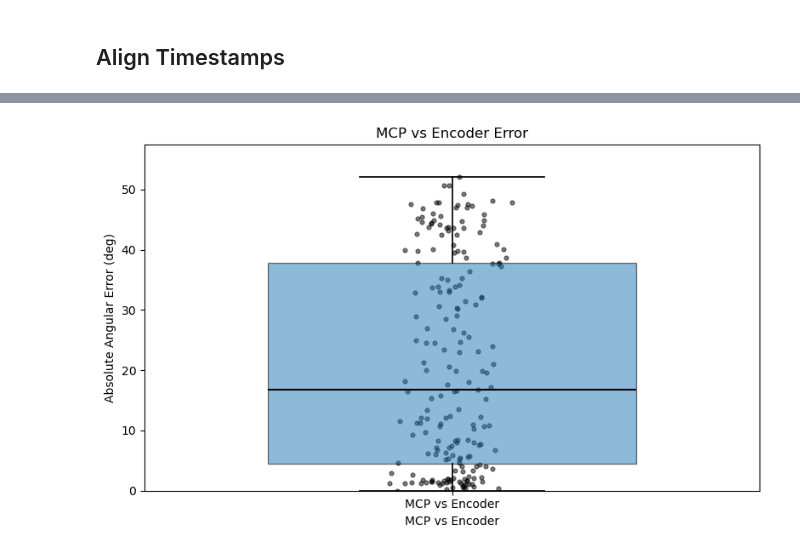
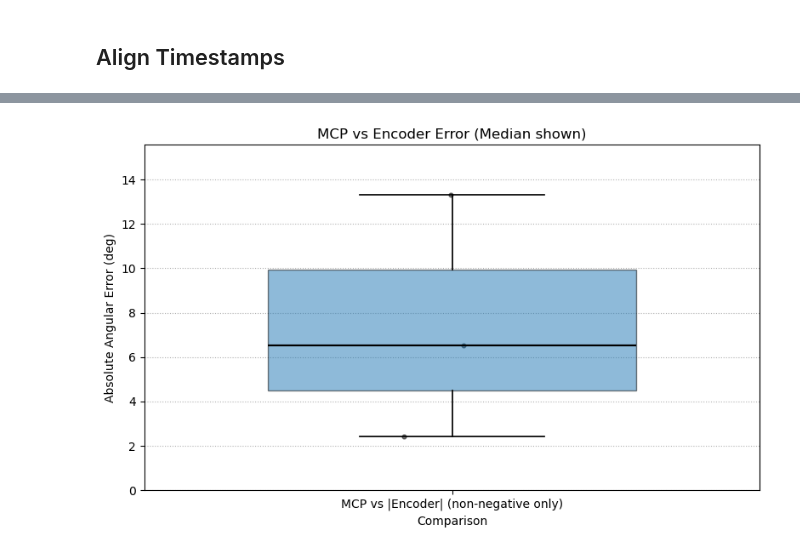
Before and after one commit to neuralengatberkeley/Strain-Sensor-, a Jupyter notebook: Code/analysis/camera_encoder_cal.ipynb, the cells around one changed output, grey strips where cells are left out. Drawn from its saved outputs; the diff is of its cells as text; code cells hidden in the pictures.

Commit message:
modified camera notebook

```diff
--- a/Code/analysis/camera_encoder_cal.ipynb
+++ b/Code/analysis/camera_encoder_cal.ipynb
@@ -18,7 +18,7 @@ import matplotlib.pyplot as plt
 
 renc = os.path.join(path_to_repository , "CSV Data/8_20_25/data_rotenc_2025_08_20_18_37_05.csv")
 df_renc = pd.read_csv(renc)
-cam = os.path.join(path_to_repository , "CSV Data/8_20_25/2025_08_20_18_37_05_DLC_3D.csv")
+cam = os.path.join(path_to_repository , "CSV Data/8_20_25/camera-1-2025_08_20_18_37_05DLC_Resnet50_0815Aug16shuffle1_snapshot_010.csv")
 cam_timestamp = os.path.join(
     path_to_repository,
     "CSV Data/8_20_25/flir_data.mat"
@@ -56,4 +56,17 @@ cam.add_dataframe(df_ts)
 199 rows × 18 columns
+# %%
+# Drop all rows where likelihood is less than threshold
+
+# --- define the likelihood columns you care about ---
+likelihood_cols = [
+    ("DLC_Resnet50_0815Aug16shuffle1_snapshot_010", "PIP", "likelihood"),
+    ("DLC_Resnet50_0815Aug16shuffle1_snapshot_010", "MCP", "likelihood"),
+    ("DLC_Resnet50_0815Aug16shuffle1_snapshot_010", "hand", "likelihood"),
+]
+
+# --- apply filter: keep rows where ALL ≥ 0.82 ---
+mask = (cam.df[likelihood_cols] >= 0.8).all(axis=1)
+cam.df = cam.df[mask].copy()
 # %% [markdown]
 ## Bend Angle obtained from Dot Product Formula
 
@@ -288,64 +317,78 @@ plt.show()
 # %%
-# --- Pull absolute error as a clean NumPy array ---
-err_col = "abs_error_deg" if "abs_error_deg" in df_err.columns else "abs_error"
-aerr = pd.to_numeric(df_err[err_col], errors="coerce").to_numpy()
-aerr = aerr[np.isfinite(aerr)]
+# --- columns in cam.df ---
+mcp_angle_col = ("metric", "mcp_bend_deg", "deg")  # adjust if different
+enc_angle_col = "angle_renc"
+time_col      = "timestamp"  # optional
 
-# --- Option A: single box (simple) ---
-errors_per_run = [aerr]
-labels = ["MCP vs Encoder"]
+# --- pull numeric columns ---
+mcp = pd.to_numeric(cam.df[mcp_angle_col], errors="coerce")
+enc = pd.to_numeric(cam.df[enc_angle_col], errors="coerce")
 
-# (Optional) If you have a grouping column (e.g., 'Sample' or 'sample_id'), uncomment:
-# group_col = "Sample" if "Sample" in df_err.columns else ("sample_id" if "sample_id" in df_err.columns else None)
-# if group_col is not None:
-#     groups = [g for g in df_err[group_col].dropna().unique().tolist()]
-#     errors_per_run = [pd.to_numeric(df_err.loc[df_err[group_col]==g, err_col], errors="coerce")
-#                         .dropna().to_numpy() for g in groups]
-#     labels = groups
+# --- drop rows with NaN ---
+mask = mcp.notna() & enc.notna()
+mcp = mcp[mask]
+enc = enc[mask]
+ts  = cam.df.loc[mask, time_col] if time_col in cam.df.columns else None
 
-# --- Style settings (your style) ---
-box_color  = "#1f77b4"
-box_alpha  = 0.5
-data_alpha = 0.5
-jitter     = 0.04
+# --- drop rows where encoder is negative ---
+mask_pos = enc >= 0
+mcp = mcp[mask_pos].to_numpy()
+enc = enc[mask_pos].to_numpy()
+ts  = ts[mask_pos].to_numpy() if ts is not None else None
 
+# --- absolute value of encoder for truth ---
+enc_abs = np.abs(enc)
+
+# --- absolute error (true = |encoder|, exp = MCP) ---
+aerr = np.abs(mcp - enc_abs)
+
+# --- optional tidy DataFrame ---
+df_err = pd.DataFrame({
+    enc_angle_col: enc_abs,
+    mcp_angle_col: mcp,
+    "abs_error_deg": aerr
+})
+if ts is not None:
+    df_err[time_col] = ts
+
+# --- box plot: median shown (default), mean hidden ---
 fig, ax = plt.subplots(figsize=(8, 5))
 
 bp = ax.boxplot(
-    errors_per_run,
-    labels=labels,
+    [aerr],
+    labels=["MCP vs |Encoder| (non-negative only)"],
     patch_artist=True,
     showfliers=False,
+    showmeans=False,
     widths=0.6
 )
 
-# Style boxes (uniform color)
+# style
 for patch in bp["boxes"]:
-    patch.set_facecolor(box_color)
-    patch.set_alpha(box_alpha)
+    patch.set_facecolor("#1f77b4")
+    patch.set_alpha(0.5)
     patch.set_edgecolor("black")
 for med in bp["medians"]:
-    med.set_color("black"); med.set_linewidth(1.5)
+    med.set_color("black"); med.set_linewidth(1.6)
 for w in bp["whiskers"]:
     w.set_color("black"); w.set_linewidth(1.25)
 for cap in bp["caps"]:
     cap.set_color("black"); cap.set_linewidth(1.25)
 
-# Overlay jittered points
-for i, arr in enumerate(errors_per_run, start=1):
-    if len(arr):
-        x = np.random.normal(loc=i, scale=jitter, size=len(arr))
-        ax.scatter(x, arr, s=12, alpha=data_alpha, color="black")
+# jittered points (optional)
+x = np.random.normal(loc=1, scale=0.04, size=aerr.size)
+ax.scatter(x, aerr, s=12, alpha=0.5, color="black")
 
-ax.set_xlabel(labels[0] if len(labels)==1 else "Group")
+# axes/limits
+ax.set_xlabel("Comparison")
 ax.set_ylabel("Absolute Angular Error (deg)")
 if aerr.size:
-    ymax = np.nanpercentile(aerr, 97.5)*1.2
+    ymax = np.nanpercentile(aerr, 97.5) * 1.2
     ax.set_ylim(0, max(15, ymax))
-ax.set_title("MCP vs Encoder Error")
+ax.set_title("MCP vs Encoder Error (Median shown)")
 
+ax.grid(True, axis="y", linestyle=":", linewidth=0.8)
 plt.tight_layout()
 plt.show()
-# plt.savefig("mcp_vs_encoder_box.png", dpi=300, bbox_inches="tight")  # optional
 # %% [output]
-[figure, old version]
+[figure, new version]
```
Also changed, not shown: parts of 9 cells of this notebook, 2 other files.
